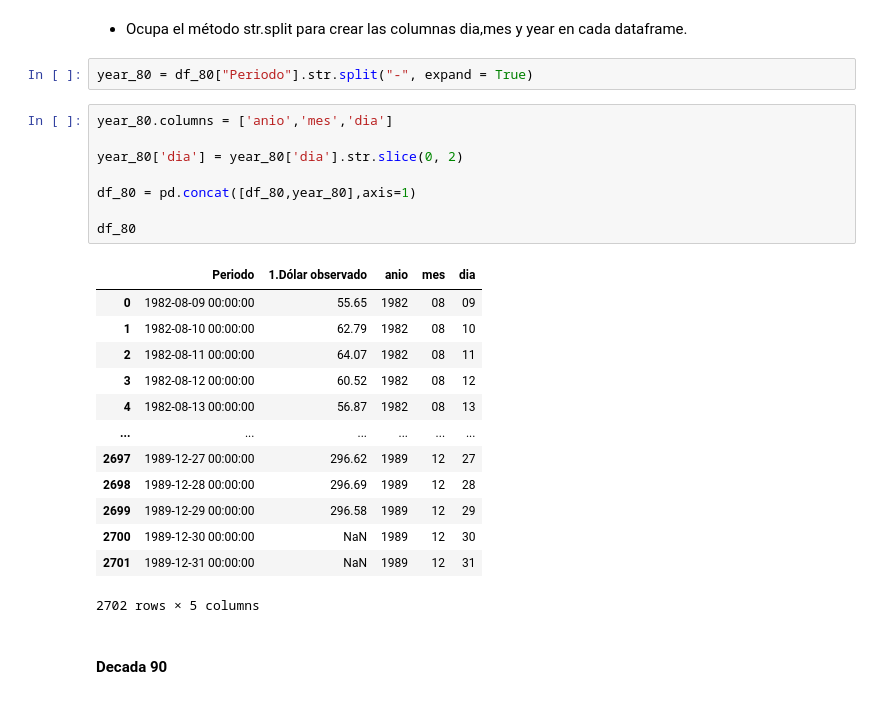
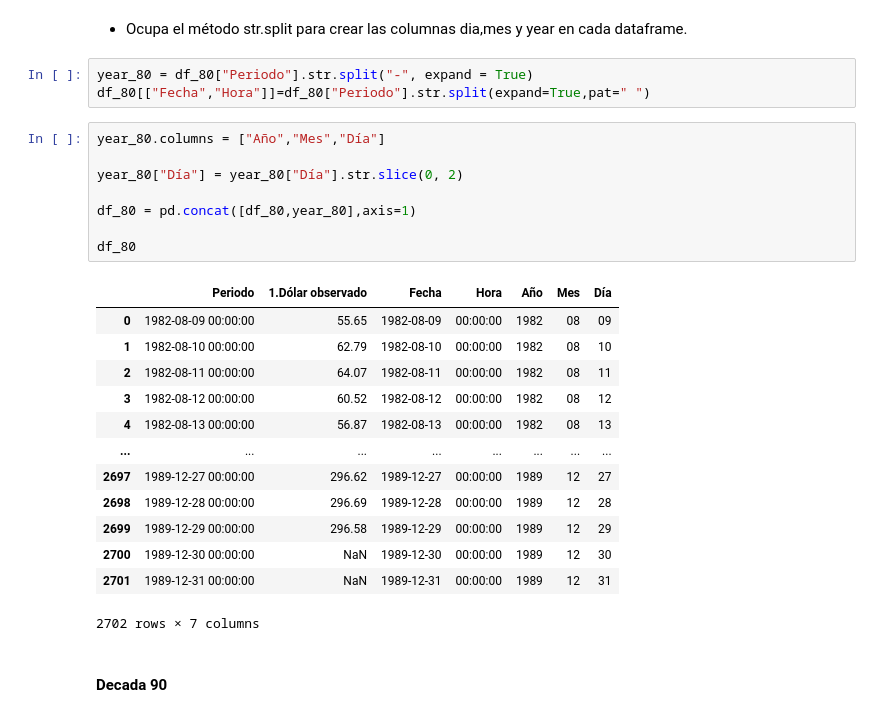
Before and after one commit to ngabutti/tarea1-add, a Jupyter notebook: notebooks/3_nb_Franciscosanchezl.ipynb, the cells around one changed output. Cells and saved outputs as stored; diff of their text form.

```diff
--- a/notebooks/3_nb_Franciscosanchezl.ipynb
+++ b/notebooks/3_nb_Franciscosanchezl.ipynb
@@ -378,28 +364,29 @@ df_80
 * Ocupa el método str.split para crear las columnas dia,mes y year en cada dataframe.
 # %%
 year_80 = df_80["Periodo"].str.split("-", expand = True)
+df_80[["Fecha","Hora"]]=df_80["Periodo"].str.split(expand=True,pat=" ")
 # %%
-year_80.columns = ['anio','mes','dia']
+year_80.columns = ["Año","Mes","Día"]
 
-year_80['dia'] = year_80['dia'].str.slice(0, 2)
+year_80["Día"] = year_80["Día"].str.slice(0, 2)
 
 df_80 = pd.concat([df_80,year_80],axis=1)
 
 df_80
 # %% [output]
-|  | Periodo | 1.Dólar observado | anio | mes | dia |
-| 0 | 1982-08-09 00:00:00 | 55.65 | 1982 | 08 | 09 |
-| 1 | 1982-08-10 00:00:00 | 62.79 | 1982 | 08 | 10 |
-| 2 | 1982-08-11 00:00:00 | 64.07 | 1982 | 08 | 11 |
-| 3 | 1982-08-12 00:00:00 | 60.52 | 1982 | 08 | 12 |
-| 4 | 1982-08-13 00:00:00 | 56.87 | 1982 | 08 | 13 |
-| ... | ... | ... | ... | ... | ... |
-| 2697 | 1989-12-27 00:00:00 | 296.62 | 1989 | 12 | 27 |
-| 2698 | 1989-12-28 00:00:00 | 296.69 | 1989 | 12 | 28 |
-| 2699 | 1989-12-29 00:00:00 | 296.58 | 1989 | 12 | 29 |
-| 2700 | 1989-12-30 00:00:00 | NaN | 1989 | 12 | 30 |
-| 2701 | 1989-12-31 00:00:00 | NaN | 1989 | 12 | 31 |
+|  | Periodo | 1.Dólar observado | Fecha | Hora | Año | Mes | Día |
+| 0 | 1982-08-09 00:00:00 | 55.65 | 1982-08-09 | 00:00:00 | 1982 | 08 | 09 |
+| 1 | 1982-08-10 00:00:00 | 62.79 | 1982-08-10 | 00:00:00 | 1982 | 08 | 10 |
+| 2 | 1982-08-11 00:00:00 | 64.07 | 1982-08-11 | 00:00:00 | 1982 | 08 | 11 |
+| 3 | 1982-08-12 00:00:00 | 60.52 | 1982-08-12 | 00:00:00 | 1982 | 08 | 12 |
+| 4 | 1982-08-13 00:00:00 | 56.87 | 1982-08-13 | 00:00:00 | 1982 | 08 | 13 |
+| ... | ... | ... | ... | ... | ... | ... | ... |
+| 2697 | 1989-12-27 00:00:00 | 296.62 | 1989-12-27 | 00:00:00 | 1989 | 12 | 27 |
+| 2698 | 1989-12-28 00:00:00 | 296.69 | 1989-12-28 | 00:00:00 | 1989 | 12 | 28 |
+| 2699 | 1989-12-29 00:00:00 | 296.58 | 1989-12-29 | 00:00:00 | 1989 | 12 | 29 |
+| 2700 | 1989-12-30 00:00:00 | NaN | 1989-12-30 | 00:00:00 | 1989 | 12 | 30 |
+| 2701 | 1989-12-31 00:00:00 | NaN | 1989-12-31 | 00:00:00 | 1989 | 12 | 31 |
-2702 rows × 5 columns
+2702 rows × 7 columns
 # %% [markdown]
 #### Decada 90
 # %%
```
Also changed, not shown: parts of 20 cells of this notebook.
